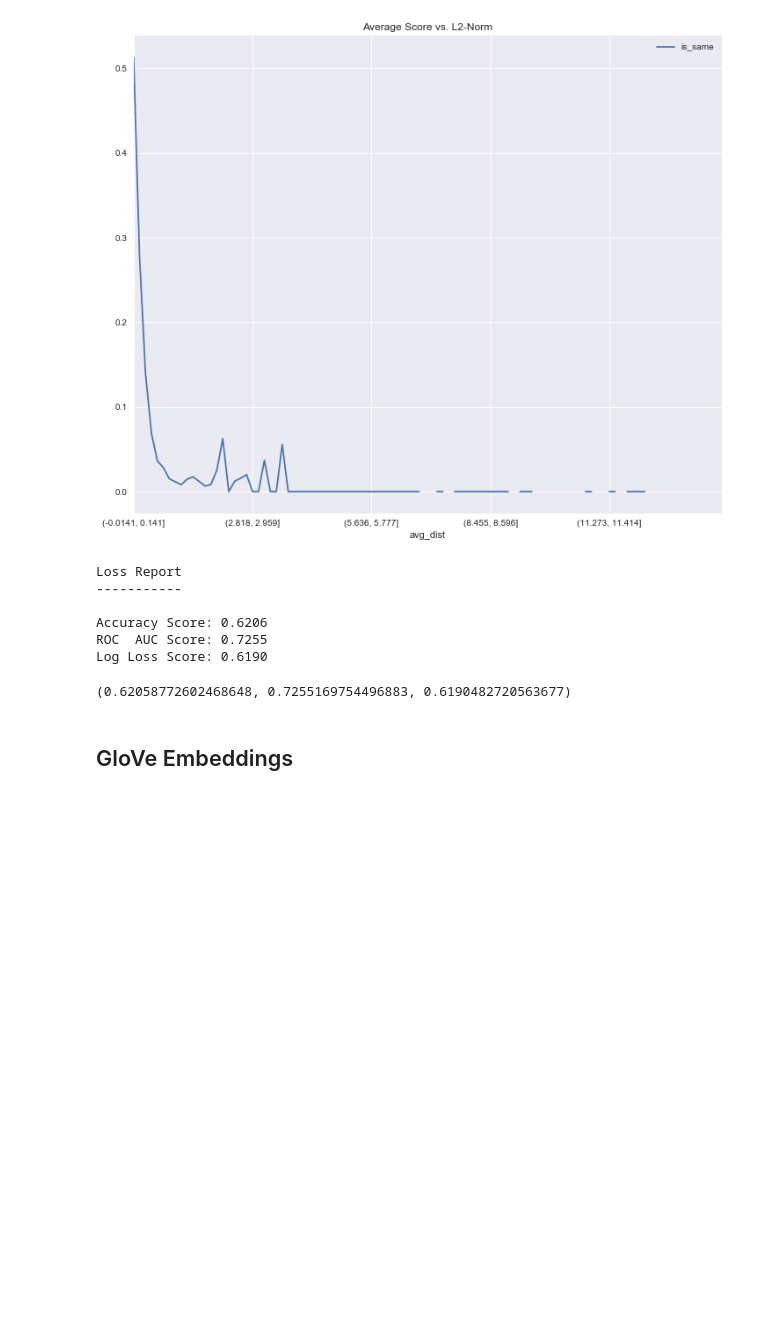
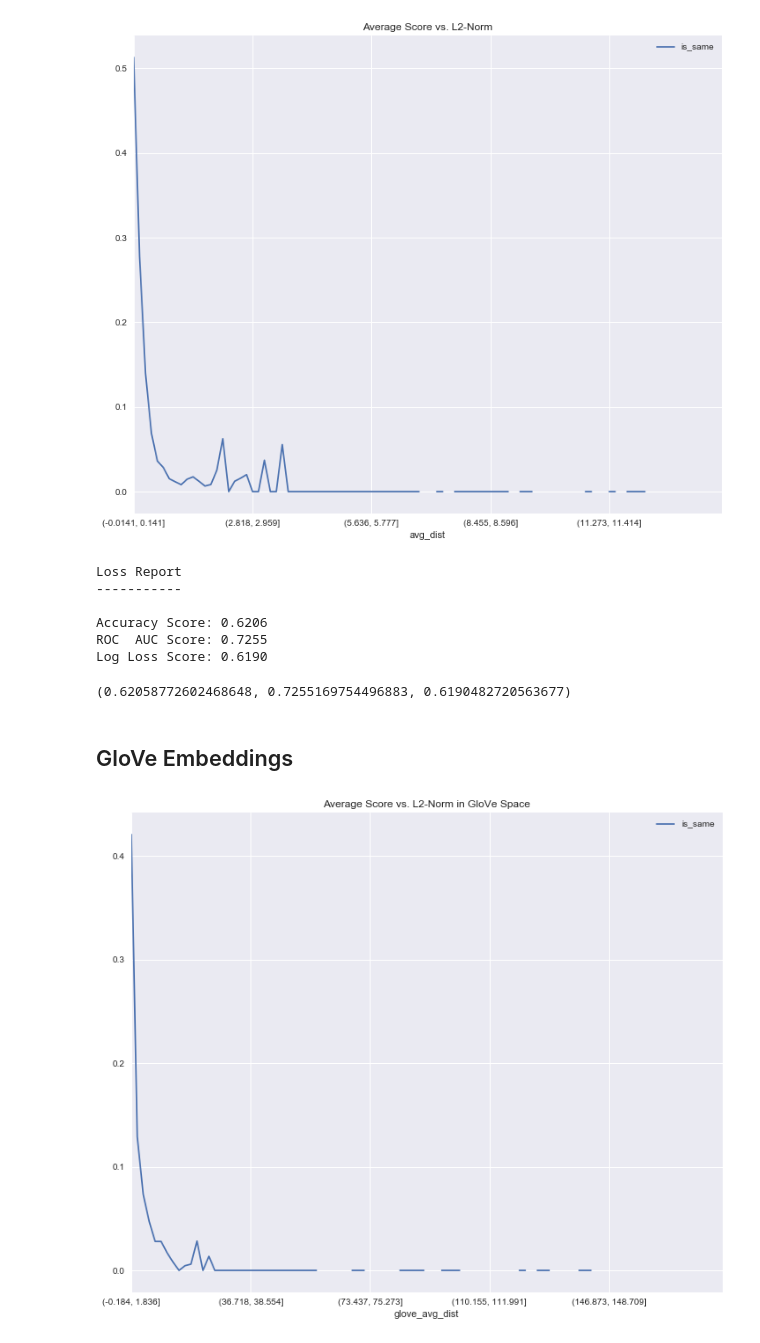
Before and after one commit to dmadeka/Quora-NLP, a Jupyter notebook: Notebooks/Naive Embeddings - Logistic Regression.ipynb, the cells around one changed output. Cells and saved outputs as stored; diff of their text form; code cells hidden in the pictures; blank space fills up the shorter version.

```diff
--- a/Notebooks/Embeddings.ipynb
+++ b/Notebooks/Naive Embeddings - Logistic Regression.ipynb
@@ -94,10 +100,12 @@ glove_vecs_q1_test, glove_vecs_q2_test = np.array(glove_vecs_q1_test), np.array(
 glove_dist_test = (glove_vecs_q1_test - glove_vecs_q2_test)**2
 glove_avg_dist_test = np.mean(glove_dist_test, axis=1)
 # %%
-glove_train_df = pd.DataFrame(data={'glove_avg_dist': w2v_avg_dist, 'is_same': train_data['is_same']})
+glove_train_df = pd.DataFrame(data={'glove_avg_dist': glove_avg_dist, 'is_same': train_data['is_same']})
 # %%
-ax = pd.groupby(glove_train_df, pd.cut(glove_train_df['avg_dist'],
+ax = pd.groupby(glove_train_df, pd.cut(glove_train_df['glove_avg_dist'],
                                 100))[['is_same']].mean().plot(title='Average Score vs. L2-Norm in GloVe Space')
-plt.savefig('../images/l2w2v.png')
+plt.savefig('../images/l2glove.png')
+# %% [output]
+[figure, added]
 # %%
 log_glove = LogisticRegression(class_weight='balanced')
```
Also changed, not shown: parts of 14 cells of this notebook, 13 other files.
